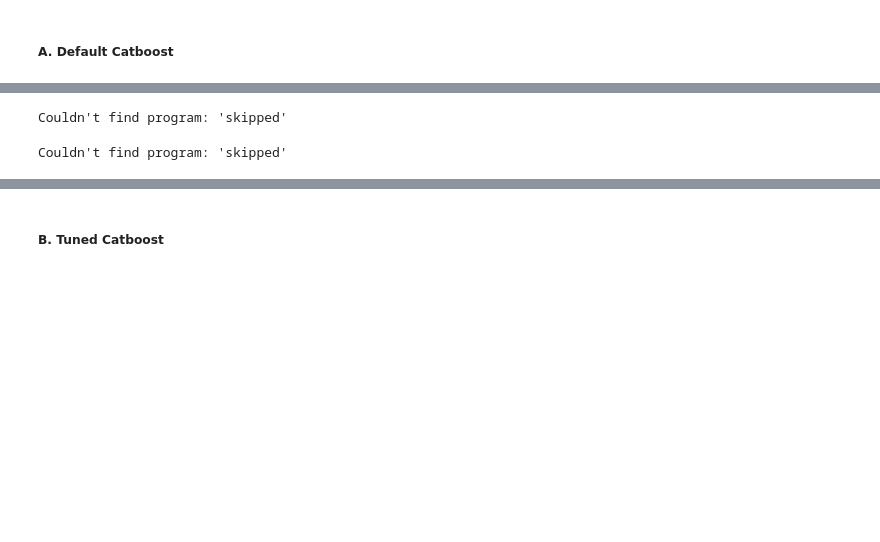
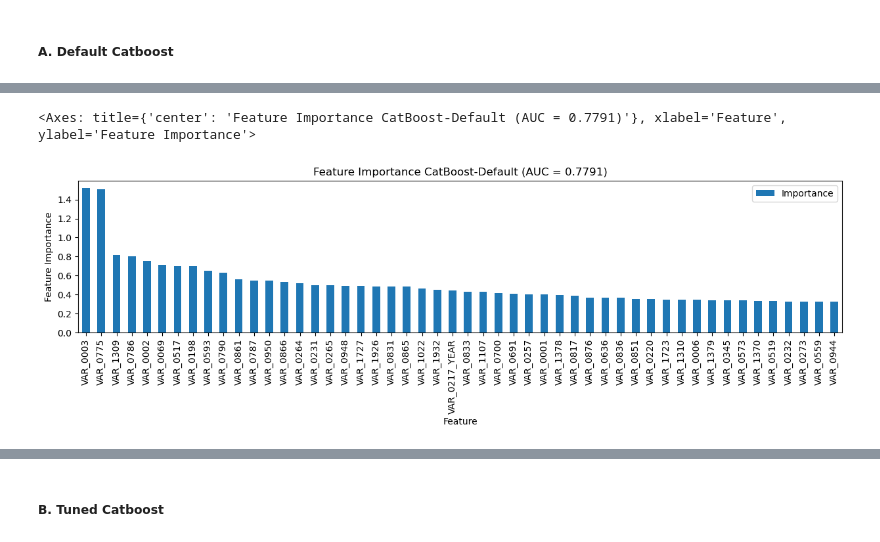
Before and after one commit to rezadzikri19/CLF-Spring-Leaf-Markeing-Response, a Jupyter notebook: marketing_classification.ipynb, the cells around one changed output, grey strips where cells are left out. Saved outputs shown, nothing was run; the diff lists cells and outputs as text; code cells hidden in the pictures; blank space fills up the shorter version.

```diff
--- a/marketing_classification.ipynb
+++ b/marketing_classification.ipynb
@@ -1229,33 +1290,47 @@ Couldn't find program: 'skipped'
 # %%
-%%script skipped # Skipped due to resource optimization
+# %%script skipped # Skipped due to resource optimization
+IS_TRAINING = False
+cache_path = r'models\clf_cat_default_model.pkl'
 
-cb_fold = lambda fold, scores: print(f'Fold {fold + 1} => AUC score: {scores[0]:.4f} (train) | {scores[1]:.4f} (valid)')
-cb_end = lambda scores: print(f'Mean AUC oof score: {scores[0]:.4f} (train) | {scores[1]:.4f} (valid)')
+if IS_TRAINING:
+  cb_fold = lambda fold, scores: print(f'Fold {fold + 1} => AUC score: {scores[0]:.4f} (train) | {scores[1]:.4f} (valid)')
+  cb_end = lambda scores: print(f'Mean AUC oof score: {scores[0]:.4f} (train) | {scores[1]:.4f} (valid)')
 
-auc_scores_train, auc_scores_valid = train_model(X, y,
-                                                model=clf_cat_default,
-                                                preprocessor=preprocessor,
-                                                scorer=roc_auc_score,
-                                                cv_fold=skf,
-                                                cb_fold=cb_fold,
-                                                cb_end=cb_end)
-mean_auc_train, mean_auc_valid = np.mean(auc_scores_train), np.mean(auc_scores_valid)
-
-joblib.dump((clf_cat_default, preprocessor_pipe), 'clf_cat_default_model.pkl')
+  auc_scores_train, auc_scores_valid = train_model(X, y,
+                                                  model=clf_cat_default,
+                                                  preprocessor=preprocessor,
+                                                  scorer=roc_auc_score,
+                                                  cv_fold=skf,
+                                                  cb_fold=cb_fold,
+                                                  cb_end=cb_end)
+  mean_auc_train, mean_auc_valid = np.mean(auc_scores_train), np.mean(auc_scores_valid)
+  joblib.dump({
+    'model': clf_cat_default,
+    'preprocessor_pipe': preprocessor_pipe,
+    'scores': (auc_scores_train, auc_scores_valid)
+    }, cache_path)
+else:
+  try:
+    cache = joblib.load(cache_path)
+    clf_cat_default = cache['model']
+    preprocessor_pipe = cache['preprocessor_pipe']
+    auc_scores_train = cache['scores'][0]
+    auc_scores_valid = cache['scores'][1]
+  except FileNotFoundError:
+    print('Cached study file not found!')
-# %% [output]
-Couldn't find program: 'skipped'
 # %%
-%%script skipped # Skipped due to resource optimization
+# %%script skipped # Skipped due to resource optimization
 
 df_feat_imp = pd.DataFrame({'Feature': X.columns, 'Importance': clf_cat_default.feature_importances_})
 df_feat_imp = df_feat_imp.sort_values(by='Importance', ascending=False)
 df_feat_imp[:50].plot(kind='bar',
                       x='Feature',
                       y='Importance',
-                      title=f'Feature Importance XGB-Default (AUC = {mean_auc_valid:.4f})',
+                      title=f'Feature Importance CatBoost-Default (AUC = {mean_auc_valid:.4f})',
                       xlabel='Feature',
                       ylabel='Feature Importance',
                       figsize=(15, 3))
 # %% [output]
-Couldn't find program: 'skipped'
+<Axes: title={'center': 'Feature Importance CatBoost-Default (AUC = 0.7791)'}, xlabel='Feature', ylabel='Feature Importance'>
+[figure, added]
 # %%
```
Also changed, not shown: parts of 50 cells of this notebook, 11 other files.
